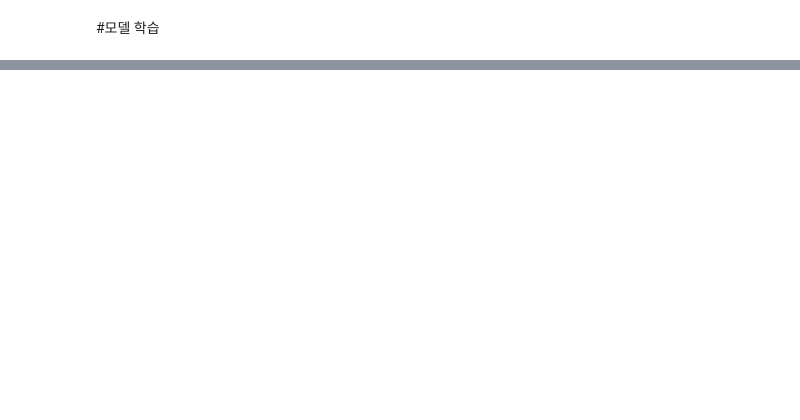
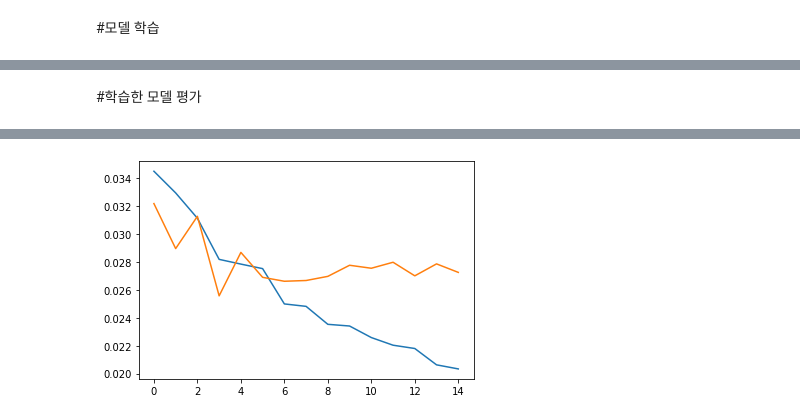
Before and after one commit to SeongeunKim-sonja/Keras_example_study_2023, a Jupyter notebook: Computer_Vision/Simple_MNIST_convnet.ipynb, the cells around one changed output, grey strips where cells are left out. Saved outputs shown, nothing was run; the diff lists cells and outputs as text; code cells hidden in the pictures; blank space fills up the shorter version.

```diff
--- a/Computer_Vision/Simple_MNIST_convnet.ipynb
+++ b/Computer_Vision/Simple_MNIST_convnet.ipynb
@@ -72,6 +110,7 @@ model.compile(loss="categorical_crossentropy", optimizer="adam", metrics=["accur
 #여러 카테고리를 분류하니까 + one-hot 인코딩이므로
 #loss function 은 categorical_crossentropy,
 #모델 마지막 레이어의 activation function 은 softmax
+# categorical_crossentropy 와 sparse_categorical_crossentropy(정수 형태) 와 비교하여 기억하자
 
-model.fit(x_train, y_train, batch_size=batch_size, epochs=epochs, validation_split=0.1)
+history = model.fit(x_train, y_train, batch_size=batch_size, epochs=epochs, validation_split=0.1)
 #validation_split 설정시 그만큼의 데이터를 검증용으로 쓰겠다는 것을 의미한다.
@@ -77,0 +135,11 @@ model.fit(x_train, y_train, batch_size=batch_size, epochs=epochs, validation_spl
+# %% [markdown]
+#학습한 모델 평가
+# %%
+score = model.evaluate(x_test, y_test, verbose=0)
+print("Test loss:", score[0])
+print("Test accuracy:", score[1])
+
+plt.plot(history.history["loss"])
+plt.plot(history.history["val_loss"])
+plt.show()
+# %% [output]
@@ -77,0 +148 @@ model.fit(x_train, y_train, batch_size=batch_size, epochs=epochs, validation_spl
+[figure, added]
```
Also changed, not shown: parts of 9 cells of this notebook.
